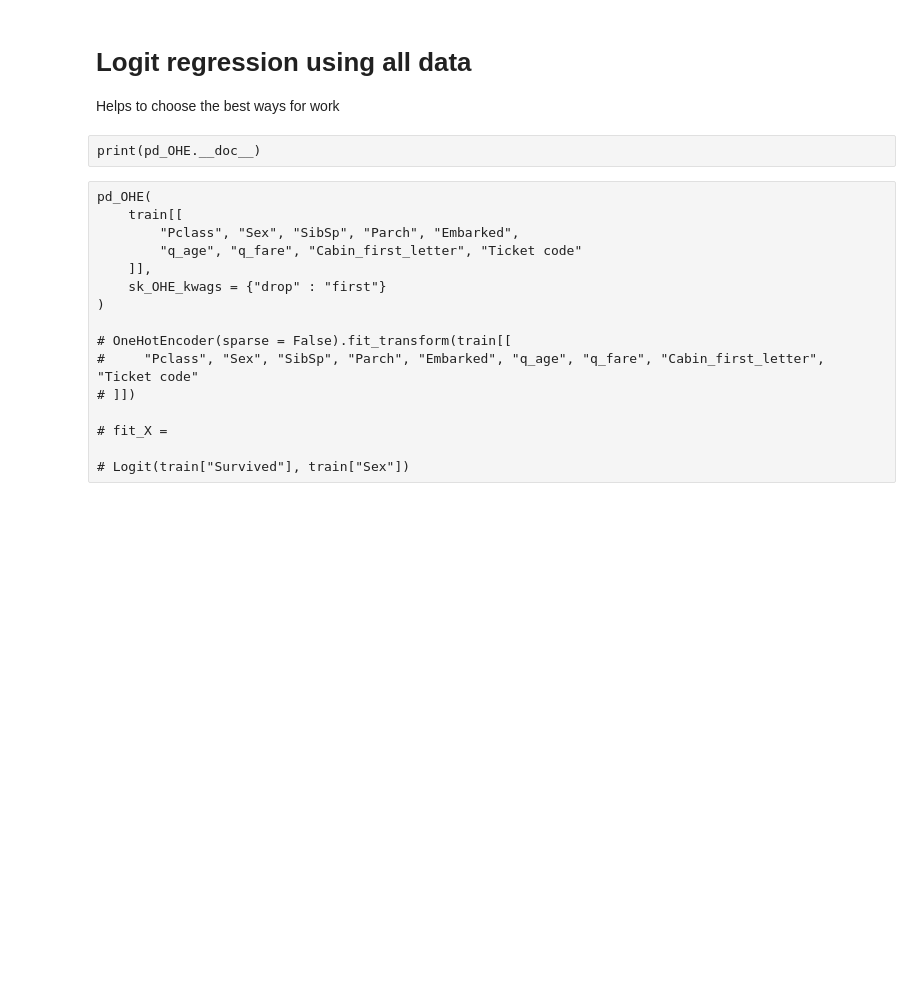
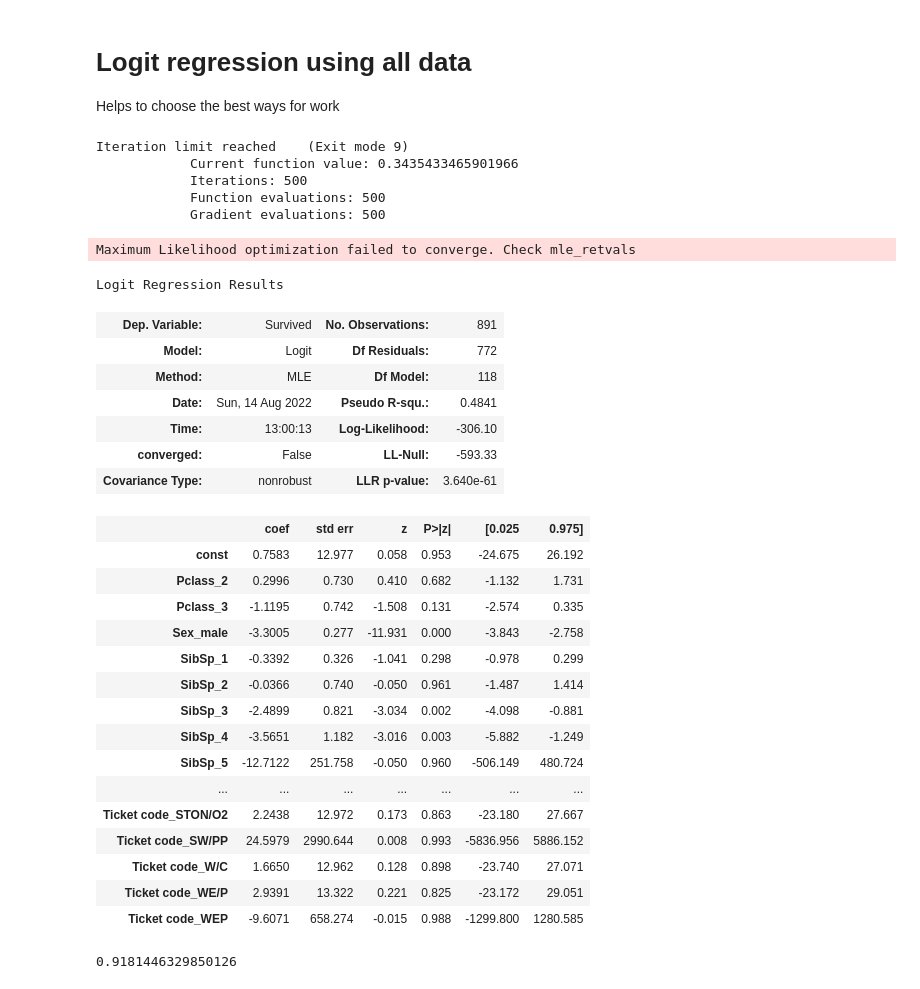
Before and after one commit to Dranikf/titanic_solution, a Jupyter notebook: solution.ipynb, the cells around one changed output. Saved outputs shown, nothing was run; the diff lists cells and outputs as text; code cells hidden in the pictures; blank space fills up the shorter version.

Commit message:
first models fitted

```diff
--- a/solution.ipynb
+++ b/solution.ipynb
@@ -143,21 +290,54 @@ ct
 # Logit regression using all data
 
 Helps to choose the best ways for work
-# %% [raw]
-print(pd_OHE.__doc__)
-# %% [raw]
-pd_OHE(
-    train[[
-        "Pclass", "Sex", "SibSp", "Parch", "Embarked",
-        "q_age", "q_fare", "Cabin_first_letter", "Ticket code"
-    ]],
-    sk_OHE_kwags = {"drop" : "first"}
-)
-
-# OneHotEncoder(sparse = False).fit_transform(train[[
-#     "Pclass", "Sex", "SibSp", "Parch", "Embarked", "q_age", "q_fare", "Cabin_first_letter", "Ticket code"
-# ]])
-
-# fit_X =
-
-# Logit(train["Survived"], train["Sex"])
+# %%
+# full fit frame - frame which supposed used in fitting object
+full_fit_frame = add_constant(pd_OHE(
+    train[[
+        "Pclass", "Sex", "SibSp", "Parch", "Embarked",
+        "q_age", "q_fare", "Cabin_first_letter", "Ticket code"
+    ]],
+    sk_OHE_kwarg = {"drop" : "first"}
+))
+# %%
+fullest_model = Logit(
+    train["Survived"],
+    full_fit_frame
+).fit_regularized(maxiter = 500)
+
+fullest_model.summary()
+# %% [output]
+Iteration limit reached    (Exit mode 9)
+            Current function value: 0.3435433465901966
+            Iterations: 500
+            Function evaluations: 500
+            Gradient evaluations: 500
+Maximum Likelihood optimization failed to converge. Check mle_retvals
+Logit Regression Results
+| Dep. Variable: | Survived | No. Observations: | 891 |
+| Model: | Logit | Df Residuals: | 772 |
+| Method: | MLE | Df Model: | 118 |
+| Date: | Sun, 14 Aug 2022 | Pseudo R-squ.: | 0.4841 |
+| Time: | 13:00:13 | Log-Likelihood: | -306.10 |
+| converged: | False | LL-Null: | -593.33 |
+| Covariance Type: | nonrobust | LLR p-value: | 3.640e-61 |
+|  | coef | std err | z | P>|z| | [0.025 | 0.975] |
+| const | 0.7583 | 12.977 | 0.058 | 0.953 | -24.675 | 26.192 |
+| Pclass_2 | 0.2996 | 0.730 | 0.410 | 0.682 | -1.132 | 1.731 |
+| Pclass_3 | -1.1195 | 0.742 | -1.508 | 0.131 | -2.574 | 0.335 |
+| Sex_male | -3.3005 | 0.277 | -11.931 | 0.000 | -3.843 | -2.758 |
+| SibSp_1 | -0.3392 | 0.326 | -1.041 | 0.298 | -0.978 | 0.299 |
+| SibSp_2 | -0.0366 | 0.740 | -0.050 | 0.961 | -1.487 | 1.414 |
+| SibSp_3 | -2.4899 | 0.821 | -3.034 | 0.002 | -4.098 | -0.881 |
+| SibSp_4 | -3.5651 | 1.182 | -3.016 | 0.003 | -5.882 | -1.249 |
+| SibSp_5 | -12.7122 | 251.758 | -0.050 | 0.960 | -506.149 | 480.724 |
+| ... | ... | ... | ... | ... | ... | ... |
+| Ticket code_STON/O2 | 2.2438 | 12.972 | 0.173 | 0.863 | -23.180 | 27.667 |
+| Ticket code_SW/PP | 24.5979 | 2990.644 | 0.008 | 0.993 | -5836.956 | 5886.152 |
+| Ticket code_W/C | 1.6650 | 12.962 | 0.128 | 0.898 | -23.740 | 27.071 |
+| Ticket code_WE/P | 2.9391 | 13.322 | 0.221 | 0.825 | -23.172 | 29.051 |
+| Ticket code_WEP | -9.6071 | 658.274 | -0.015 | 0.988 | -1299.800 | 1280.585 |
+# %%
+roc_auc_score(train["Survived"], fullest_model.predict())
+# %% [output]
+0.9181446329850126
```
Also changed, not shown: parts of 21 cells of this notebook.
